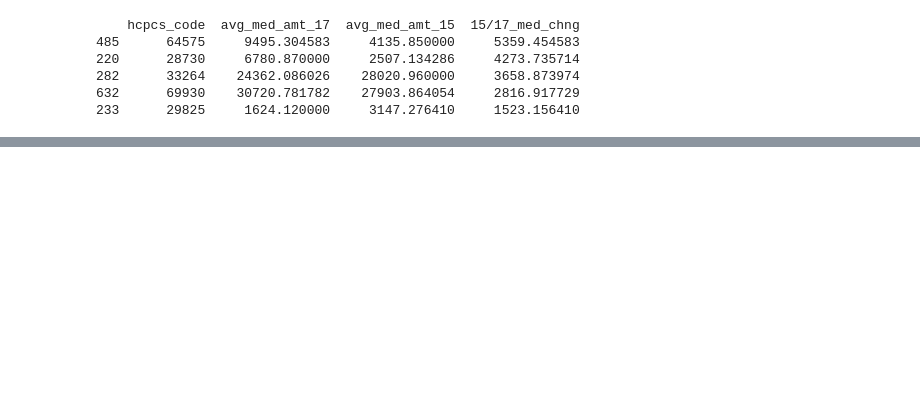
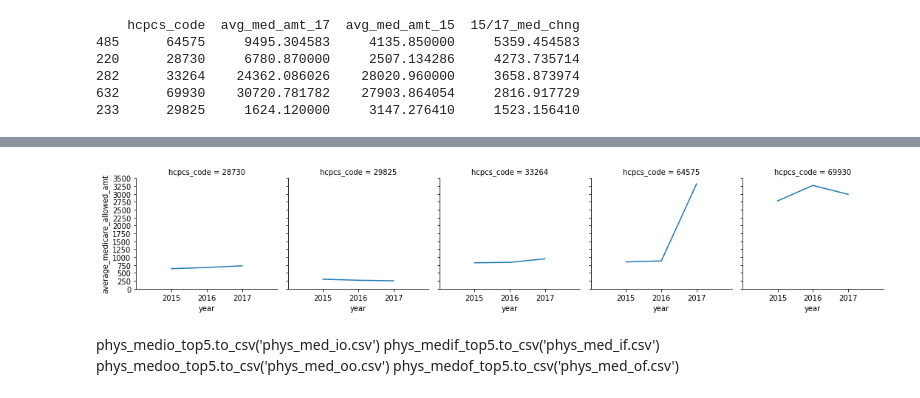
Before and after one commit to adamtsuch21/healthcare-bluebook-red-team, a Jupyter notebook: AT_option2.ipynb, the cells around one changed output, grey strips where cells are left out. Saved outputs shown, nothing was run; the diff lists cells and outputs as text; code cells hidden in the pictures; blank space fills up the shorter version.

```diff
--- a/AT_option2.ipynb
+++ b/AT_option2.ipynb
@@ -843,0 +1105,6 @@ phys_srvc_of_1517.to_csv('srvc_org_fac_1517.csv')
+# %%
+phys_16_medof_top5 = phys_16_medof_top5[phys_16_medof_top5["hcpcs_code"].isin(['28730', '29825', '33264', '64575', '69930'])]
+phys_16_medof_top5['year'] = 2016
+phys_16_medof_top5 = phys_16_medof_top5.drop(columns={'bene_day_srvc_cnt'})
+phys_16_medof_top5 = phys_16_medof_top5.rename(columns={'avg_med_amt_16' : 'average_medicare_allowed_amt'})
+print(phys_16_medof_top5)
@@ -843,0 +1118,4 @@ phys_srvc_of_1517.to_csv('srvc_org_fac_1517.csv')
+# %%
+phys_15_medof_top5 = phys_zip_15.groupby('hcpcs_code').mean()
+phys_15_medof_top5 = phys_15_medof_top5.reset_index()
+print(phys_15_medof_top5)
@@ -843,0 +1137,6 @@ phys_srvc_of_1517.to_csv('srvc_org_fac_1517.csv')
+# %%
+phys_15_medof_top5 = phys_15_medof_top5[phys_15_medof_top5["hcpcs_code"].isin(['28730', '29825', '33264', '64575', '69930'])]
+phys_15_medof_top5['year'] = 2015
+phys_15_medof_top5 = phys_15_medof_top5.drop(columns={'bene_day_srvc_cnt'})
+phys_15_medof_top5 = phys_15_medof_top5.rename(columns={'avg_med_amt_15' : 'average_medicare_allowed_amt'})
+print(phys_15_medof_top5)
@@ -843,0 +1150,3 @@ phys_srvc_of_1517.to_csv('srvc_org_fac_1517.csv')
+# %%
+phys_medof_top5 = pd.concat([phys_17_medof_top5, phys_16_medof_top5, phys_15_medof_top5], ignore_index=True)
+print(phys_medof_top5)
@@ -843,0 +1170,10 @@ phys_srvc_of_1517.to_csv('srvc_org_fac_1517.csv')
+# %%
+g = sns.FacetGrid(phys_medof_top5, col="hcpcs_code").set(xlim=(2014, 2018), ylim=(0, 3500), xticks=[2015, 2016, 2017], yticks=[0, 250, 500, 750, 1000, 1250, 1500, 1750, 2000, 2250, 2500, 2750, 3000, 3250, 3500])
+g = g.map(plt.plot, "year", "average_medicare_allowed_amt")
+# %% [output]
+[figure, added]
+# %% [markdown]
+phys_medio_top5.to_csv('phys_med_io.csv')
+phys_medif_top5.to_csv('phys_med_if.csv')
+phys_medoo_top5.to_csv('phys_med_oo.csv')
+phys_medof_top5.to_csv('phys_med_of.csv')
```
Also changed, not shown: parts of 131 cells of this notebook, 17 other files.
